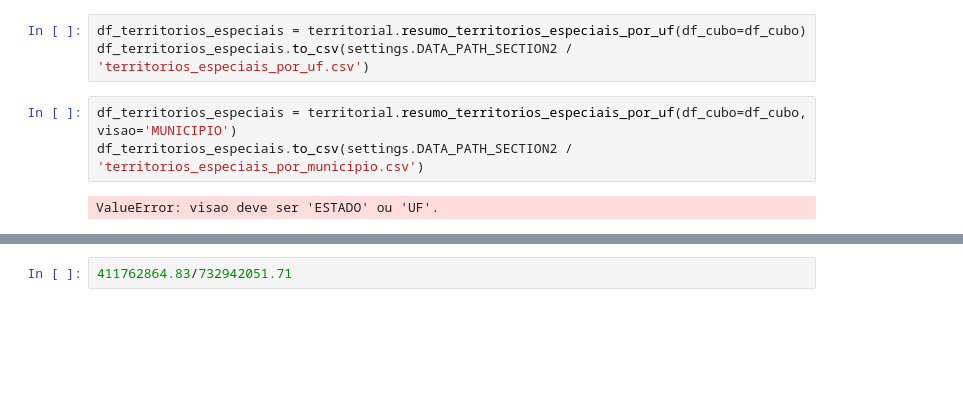
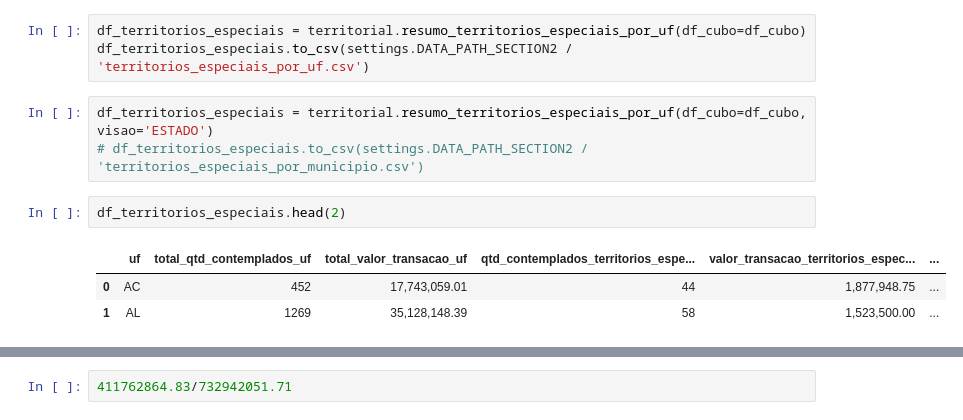
Before and after one commit to SGE-Subsecretaria-de-Gestao-Estrategica/pnab-data-vis, a Jupyter notebook: src/notebooks/gabriel_create_csv.ipynb, the cells around one changed output, grey strips where cells are left out. Cells and saved outputs as stored; diff of their text form; blank space fills up the shorter version.

```diff
--- a/src/notebooks/gabriel_create_csv.ipynb
+++ b/src/notebooks/gabriel_create_csv.ipynb
@@ -263,8 +263,12 @@ df_resumo_faixas_porte_cut = df_resumo_faixas_porte[df_resumo_faixas_porte['port
 df_territorios_especiais = territorial.resumo_territorios_especiais_por_uf(df_cubo=df_cubo)
 df_territorios_especiais.to_csv(settings.DATA_PATH_SECTION2 / 'territorios_especiais_por_uf.csv')
 # %%
-df_territorios_especiais = territorial.resumo_territorios_especiais_por_uf(df_cubo=df_cubo, visao='MUNICIPIO')
-df_territorios_especiais.to_csv(settings.DATA_PATH_SECTION2 / 'territorios_especiais_por_municipio.csv')
+df_territorios_especiais = territorial.resumo_territorios_especiais_por_uf(df_cubo=df_cubo, visao='ESTADO')
+# df_territorios_especiais.to_csv(settings.DATA_PATH_SECTION2 / 'territorios_especiais_por_municipio.csv')
-# %% [output]
-ValueError: visao deve ser 'ESTADO' ou 'UF'.
+# %%
+df_territorios_especiais.head(2)
+# %% [output]
+|  | uf | total_qtd_contemplados_uf | total_valor_transacao_uf | qtd_contemplados_territorios_espe... | valor_transacao_territorios_espec... | ... |
+| 0 | AC | 452 | 17,743,059.01 | 44 | 1,877,948.75 | ... |
+| 1 | AL | 1269 | 35,128,148.39 | 58 | 1,523,500.00 | ... |
 # %%
```
Also changed, not shown: parts of 1 cell of this notebook.
